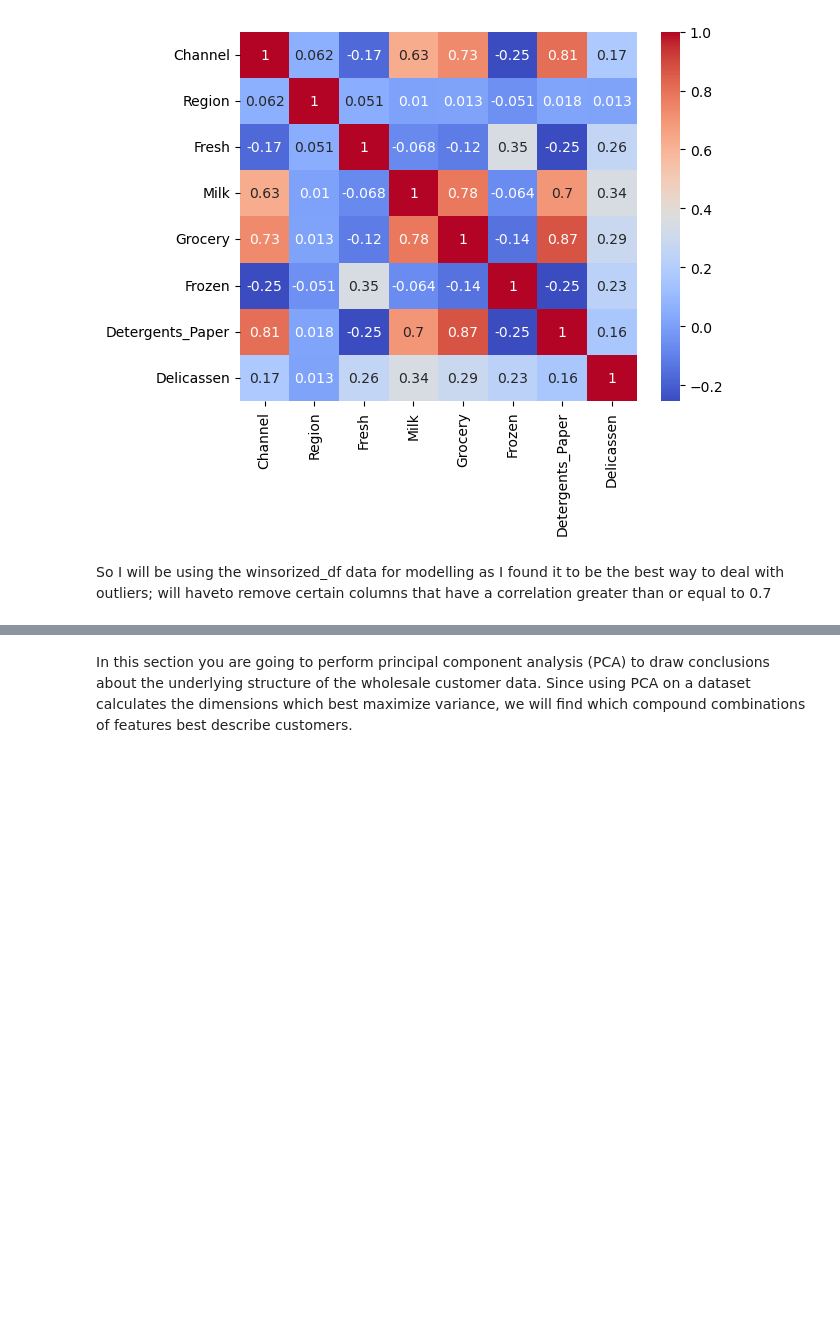
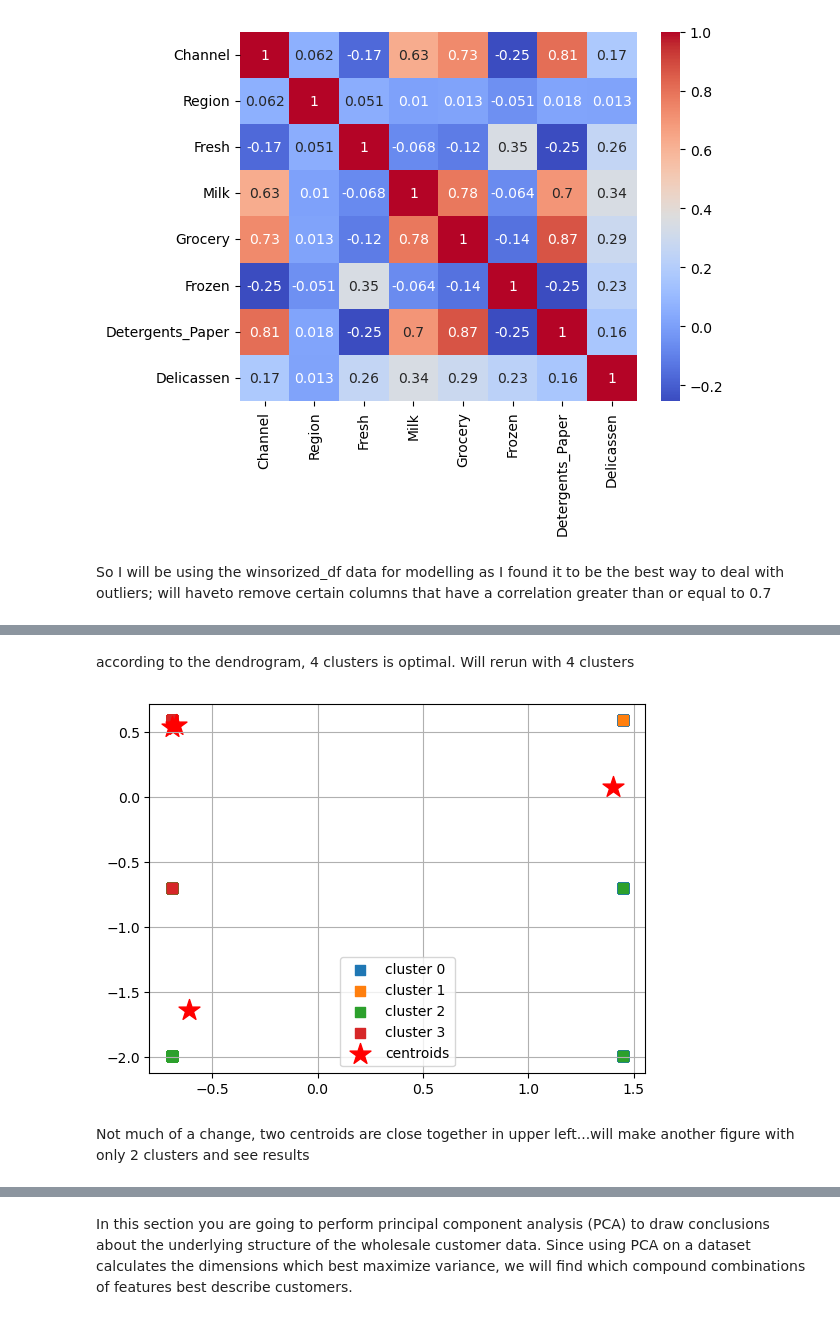
Before and after one commit to SBangarh/ml-project-unsupervised-learning, a Jupyter notebook: Unsupervised Learning - Project.ipynb, the cells around one changed output, grey strips where cells are left out. Cells and saved outputs as stored; diff of their text form; code cells hidden in the pictures; blank space fills up the shorter version.

```diff
--- a/Unsupervised Learning - Project.ipynb
+++ b/Unsupervised Learning - Project.ipynb
@@ -629,0 +802,24 @@ So I will be using the winsorized_df data for modelling as I found it to be the
+# %% [markdown]
+according to the dendrogram, 4 clusters is optimal. Will rerun with 4 clusters
+# %%
+#start a new pipeline with optimal number of clusters
+
+#num of clusters
+agg_clusters = 4
+
+#declare steps
+agg_steps_optimal = [('scaler', StandardScaler()),
+             ('agg_cluster', AgglomerativeClustering(metric='euclidean', linkage='ward', n_clusters=agg_clusters))]
+
+#declare pipeline
+agg_pipeline_optimal = Pipeline(agg_steps_optimal)
+
+#data declarations
+X_agg_optimal = agg_pipeline_optimal.named_steps['scaler'].fit_transform(winsorized_df)
+y_agg_optimal = agg_pipeline_optimal.named_steps['agg_cluster'].fit_predict(X_agg_optimal)
+# %%
+plot_clusters(X_agg_optimal, y_agg_optimal, plt_cluster_centers= True)
+# %% [output]
+[figure, added]
+# %% [markdown]
+Not much of a change, two centroids are close together in upper left...will make another figure with only 2 clusters and see results
```
Also changed, not shown: parts of 68 cells of this notebook, 1 other file.
